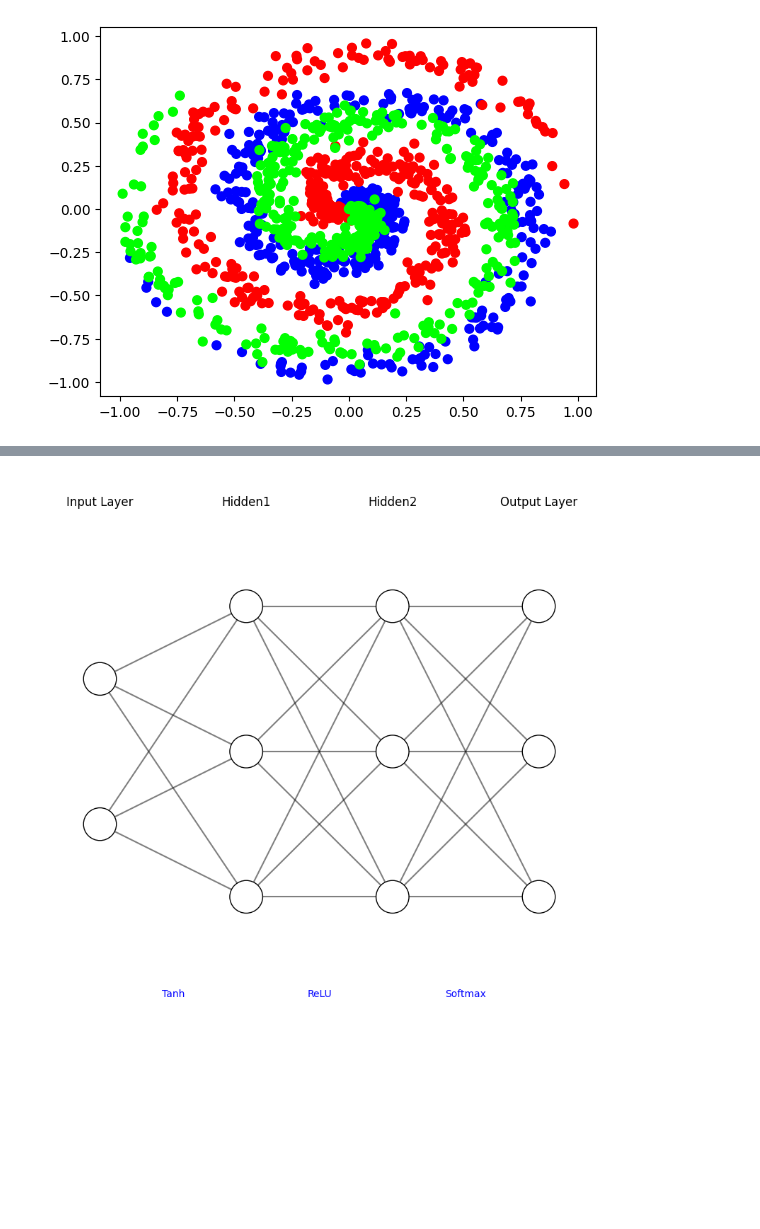
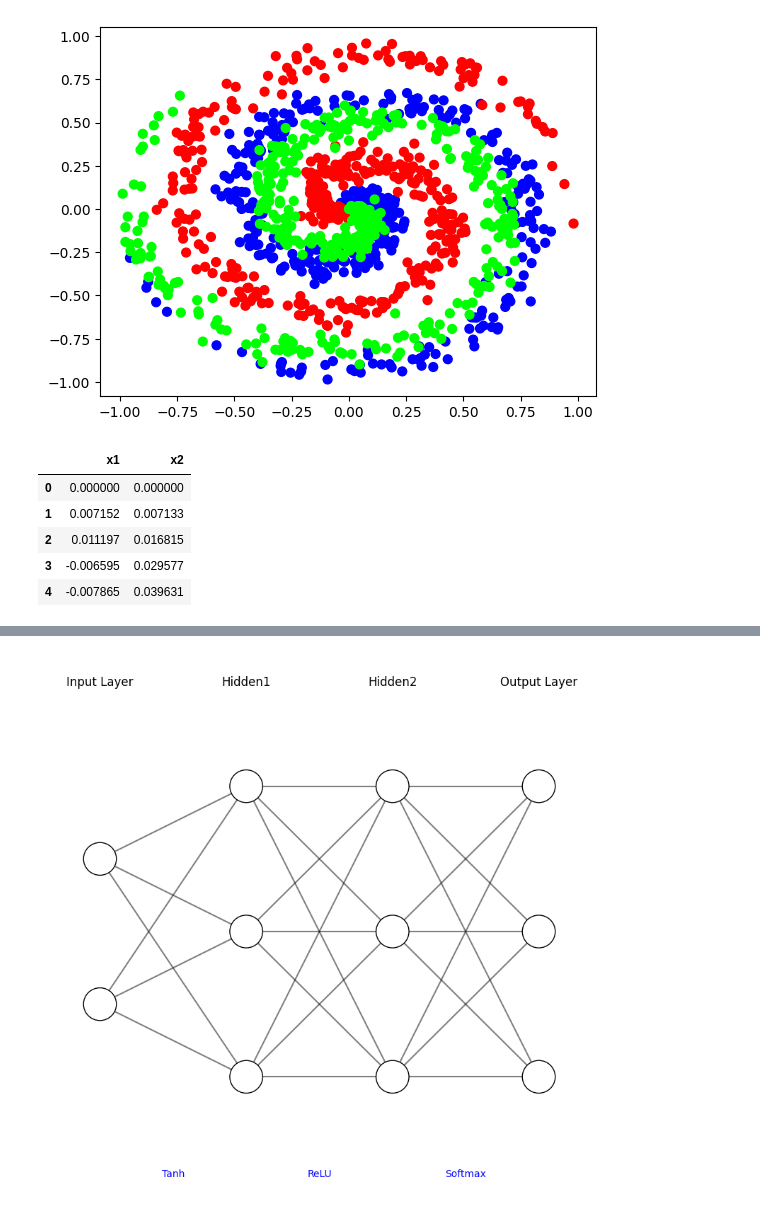
Before and after one commit to Ananddd06/Neural_Networks_from_Scratch, a Jupyter notebook: 03.Activation Layer/activation_layer.ipynb, the cells around one changed output, grey strips where cells are left out. Saved outputs shown, nothing was run; the diff lists cells and outputs as text; code cells hidden in the pictures; blank space fills up the shorter version.

```diff
--- a/03.Activation Layer/activation_layer.ipynb
+++ b/03.Activation Layer/activation_layer.ipynb
@@ -9,6 +9,21 @@ plt.scatter(X[:,0],X[:,1],c=y,s=40,cmap='brg')
 plt.show()
 # %% [output]
 [figure]
+# %%
+# need to convert the spiral data into dataframe
+# each point in the spiral is a sample with 2 features (x and y coordinates)
+# and a label (the class it belongs to)
+import pandas as pd
+df = pd.DataFrame(X, columns=['x1', 'x2'])
+# %%
+df.head()
+# %% [output]
+|  | x1 | x2 |
+| 0 | 0.000000 | 0.000000 |
+| 1 | 0.007152 | 0.007133 |
+| 2 | 0.011197 | 0.016815 |
+| 3 | -0.006595 | 0.029577 |
+| 4 | -0.007865 | 0.039631 |
 # %%
 # Dense layer
 class Layer_Dense:
```
Also changed, not shown: parts of 1 cell of this notebook.
